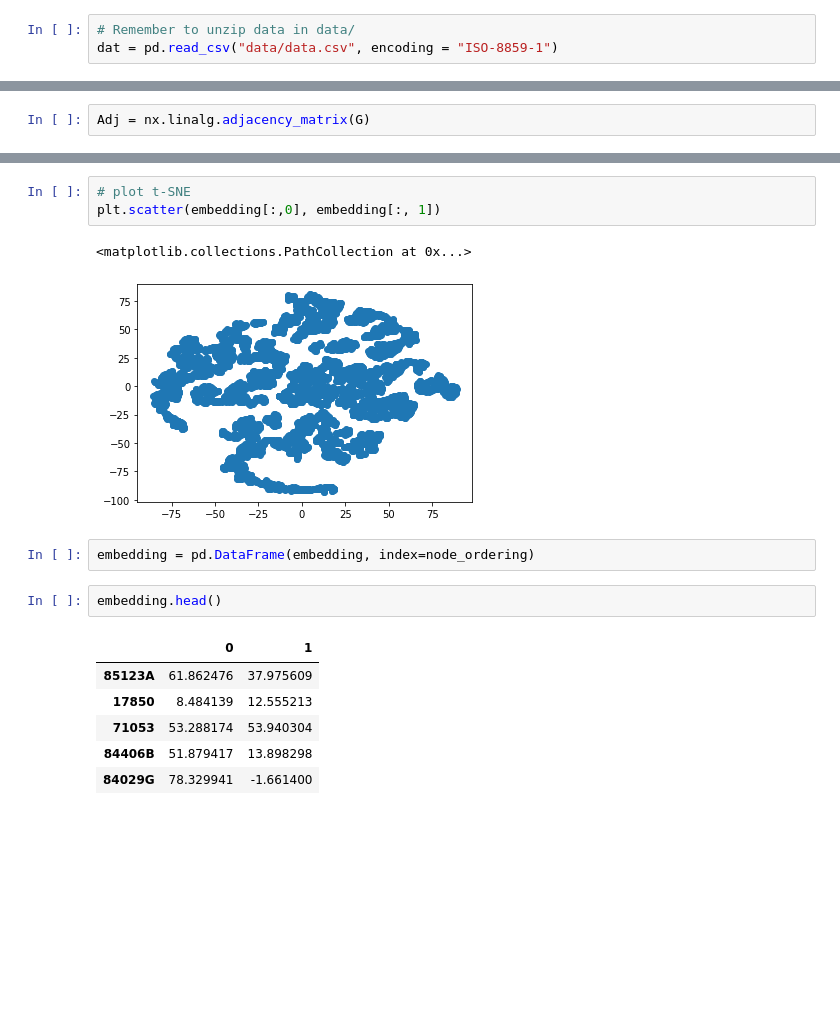
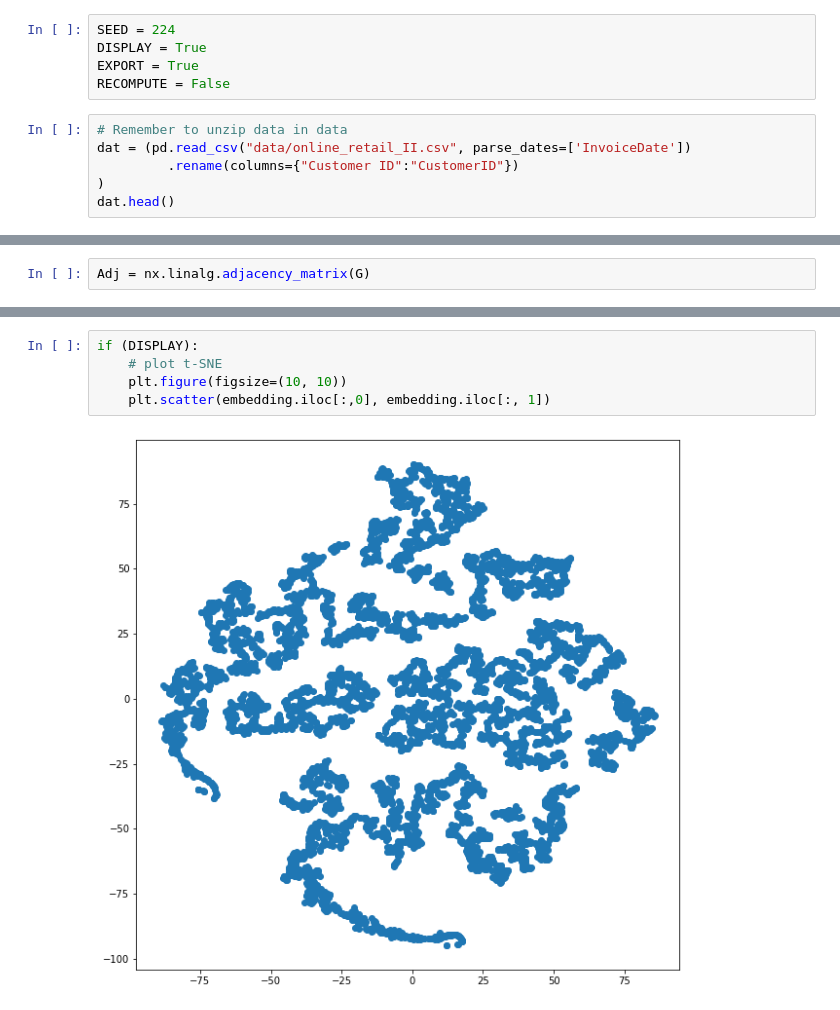
Before and after one commit to SriramS32/Ecommerce-Graph-Analysis, a Jupyter notebook: ecommerce_analysis.ipynb, the cells around one changed output, grey strips where cells are left out. Saved outputs shown, nothing was run; the diff lists cells and outputs as text; blank space fills up the shorter version.

```diff
--- a/ecommerce_analysis.ipynb
+++ b/ecommerce_analysis.ipynb
@@ -11,3 +9,11 @@ seed = 224
+# %%
+SEED = 224
+DISPLAY = True
+EXPORT = True
+RECOMPUTE = False
 # %%
-# Remember to unzip data in data/
-dat = pd.read_csv("data/data.csv", encoding = "ISO-8859-1")
+# Remember to unzip data in data
+dat = (pd.read_csv("data/online_retail_II.csv", parse_dates=['InvoiceDate'])
+         .rename(columns={"Customer ID":"CustomerID"})
+)
+dat.head()
@@ -88,18 +142,8 @@ embedding = model.fit_transform(embedding)
 # %%
-# plot t-SNE
-plt.scatter(embedding[:,0], embedding[:, 1])
+if (DISPLAY):
+    # plot t-SNE
+    plt.figure(figsize=(10, 10))
+    plt.scatter(embedding.iloc[:,0], embedding.iloc[:, 1])
 # %% [output]
-<matplotlib.collections.PathCollection at 0x...>
-[figure, old version]
+[figure, new version]
-# %%
-embedding = pd.DataFrame(embedding, index=node_ordering)
-# %%
-embedding.head()
-# %% [output]
-|  | 0 | 1 |
-| 85123A | 61.862476 | 37.975609 |
-| 17850 | 8.484139 | 12.555213 |
-| 71053 | 53.288174 | 53.940304 |
-| 84406B | 51.879417 | 13.898298 |
-| 84029G | 78.329941 | -1.661400 |
 # %%
```
Also changed, not shown: parts of 24 cells of this notebook, 1 other file.
